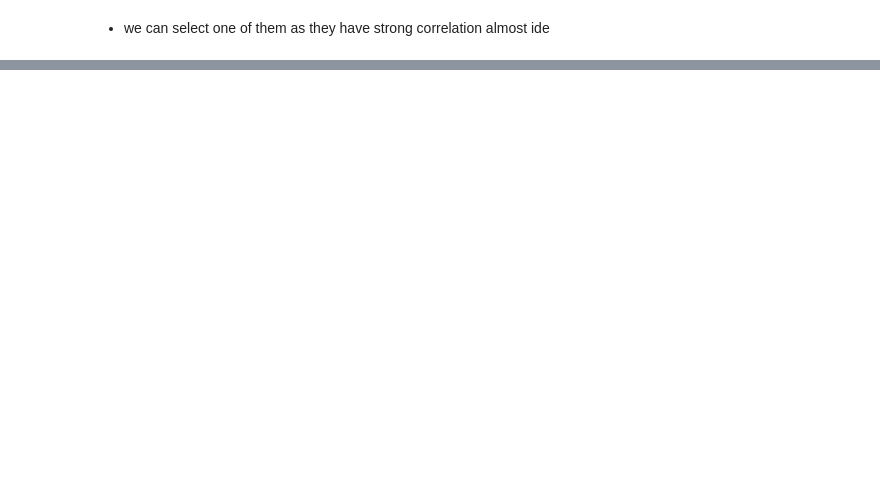
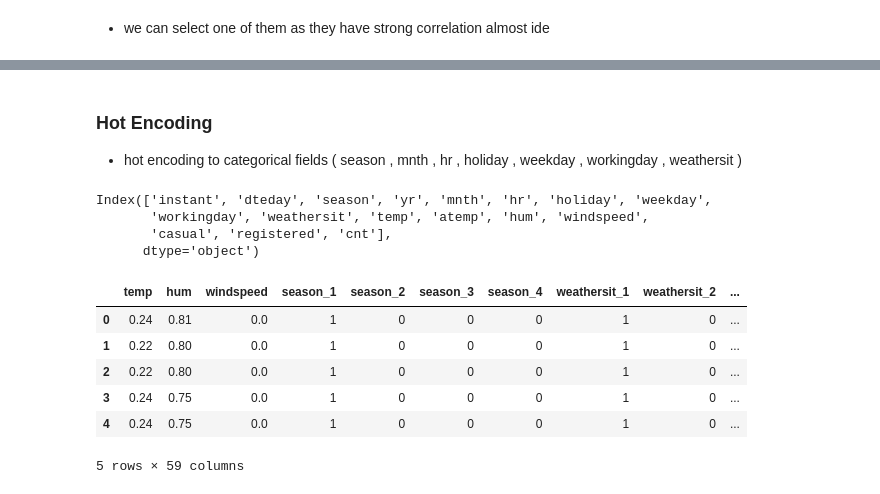
Before and after one commit to ahmedbadr97/Predicting-Bike-Sharing-Patterns, a Jupyter notebook: notebooks/bike-Sharing-patterns.ipynb, the cells around one changed output, grey strips where cells are left out. Saved outputs shown, nothing was run; the diff lists cells and outputs as text; code cells hidden in the pictures; blank space fills up the shorter version.

```diff
--- a/notebooks/bike-Sharing-patterns.ipynb
+++ b/notebooks/bike-Sharing-patterns.ipynb
@@ -95,0 +136,21 @@ raw_data_df.corr().loc['temp','atemp']
+# %% [markdown]
+### Hot Encoding
+- hot encoding to categorical fields ( season , mnth , hr , holiday , weekday , workingday , weathersit )
+# %%
+raw_data_df.columns
+# %% [output]
+Index(['instant', 'dteday', 'season', 'yr', 'mnth', 'hr', 'holiday', 'weekday',
+       'workingday', 'weathersit', 'temp', 'atemp', 'hum', 'windspeed',
+       'casual', 'registered', 'cnt'],
+      dtype='object')
+# %%
+preprocessed_data_df=dataset.data_preprocessing(raw_data_df)
+preprocessed_data_df.head()
+# %% [output]
+|  | temp | hum | windspeed | season_1 | season_2 | season_3 | season_4 | weathersit_1 | weathersit_2 | ... |
+| 0 | 0.24 | 0.81 | 0.0 | 1 | 0 | 0 | 0 | 1 | 0 | ... |
+| 1 | 0.22 | 0.80 | 0.0 | 1 | 0 | 0 | 0 | 1 | 0 | ... |
+| 2 | 0.22 | 0.80 | 0.0 | 1 | 0 | 0 | 0 | 1 | 0 | ... |
+| 3 | 0.24 | 0.75 | 0.0 | 1 | 0 | 0 | 0 | 1 | 0 | ... |
+| 4 | 0.24 | 0.75 | 0.0 | 1 | 0 | 0 | 0 | 1 | 0 | ... |
+5 rows × 59 columns
```
Also changed, not shown: parts of 16 cells of this notebook, 6 other files.
